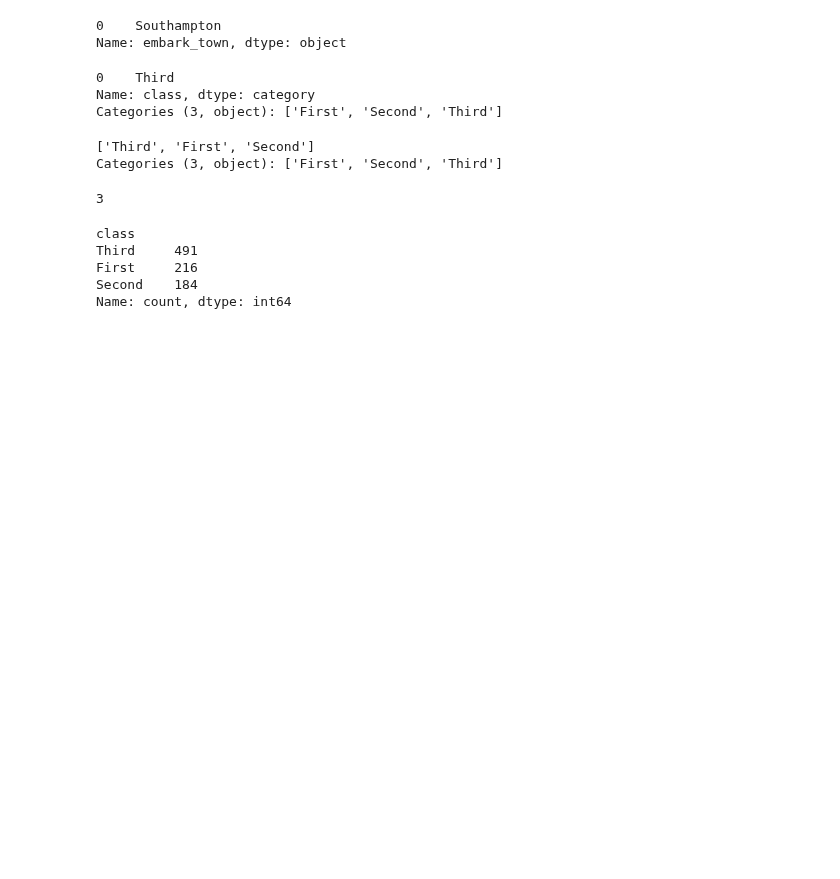
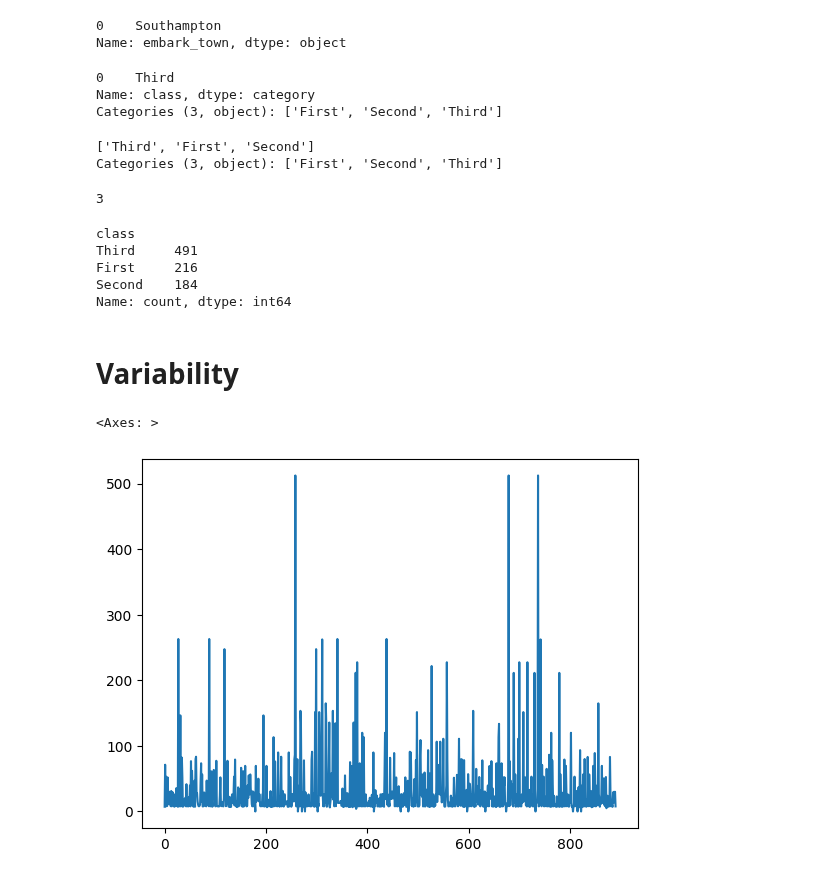
Before and after one commit to faisalramzan77/Data_Science_Course, a Jupyter notebook: 08_Statistics/01_central_tendency.ipynb, the cells around one changed output. Cells and saved outputs as stored; diff of their text form; code cells hidden in the pictures; blank space fills up the shorter version.

```diff
--- a/08_Statistics/01_central_tendency.ipynb
+++ b/08_Statistics/01_central_tendency.ipynb
@@ -102,3 +102,10 @@ Third     491
 First     216
 Second    184
 Name: count, dtype: int64
+# %% [markdown]
+# Variability
+# %%
+df['fare'].plot()
+# %% [output]
+<Axes: >
+[figure, added]
```
Also changed, not shown: parts of 3 cells of this notebook.
